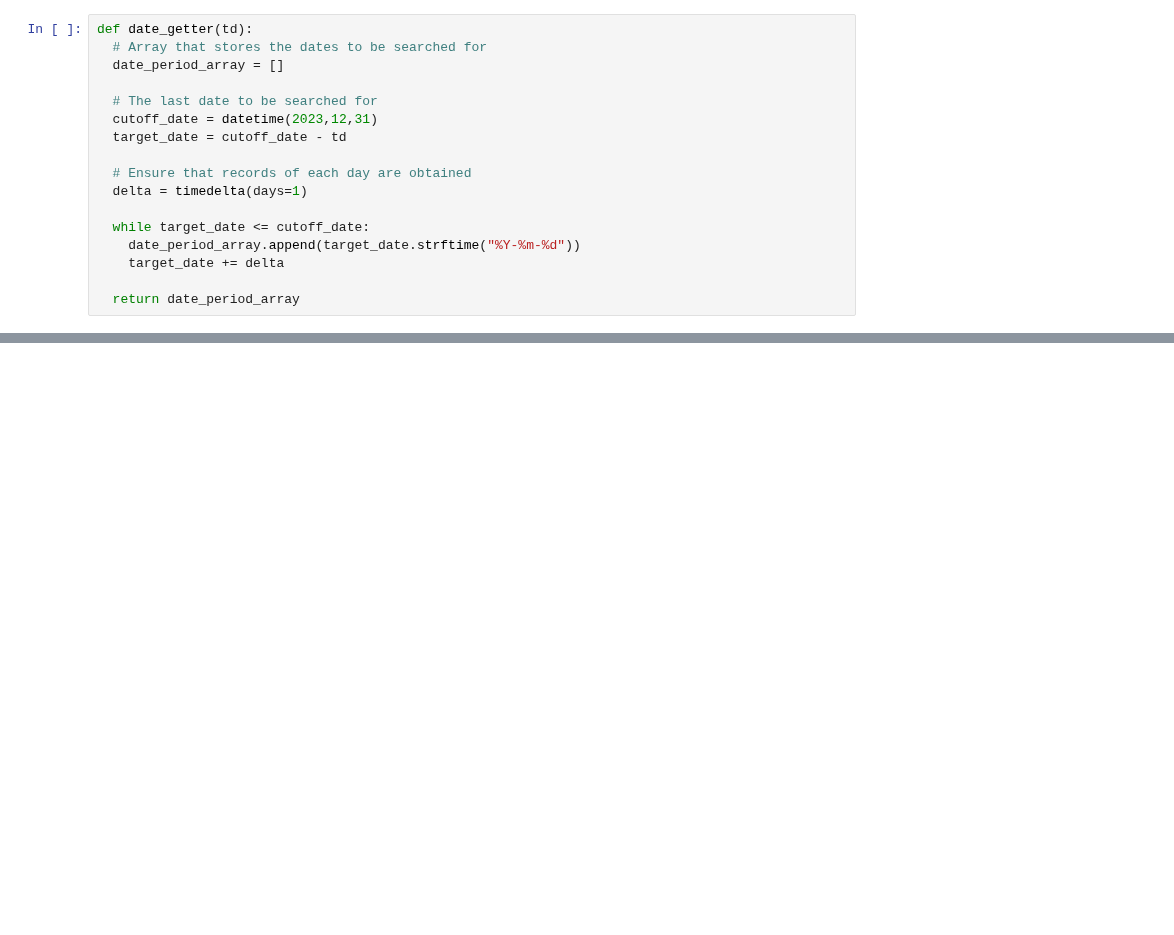
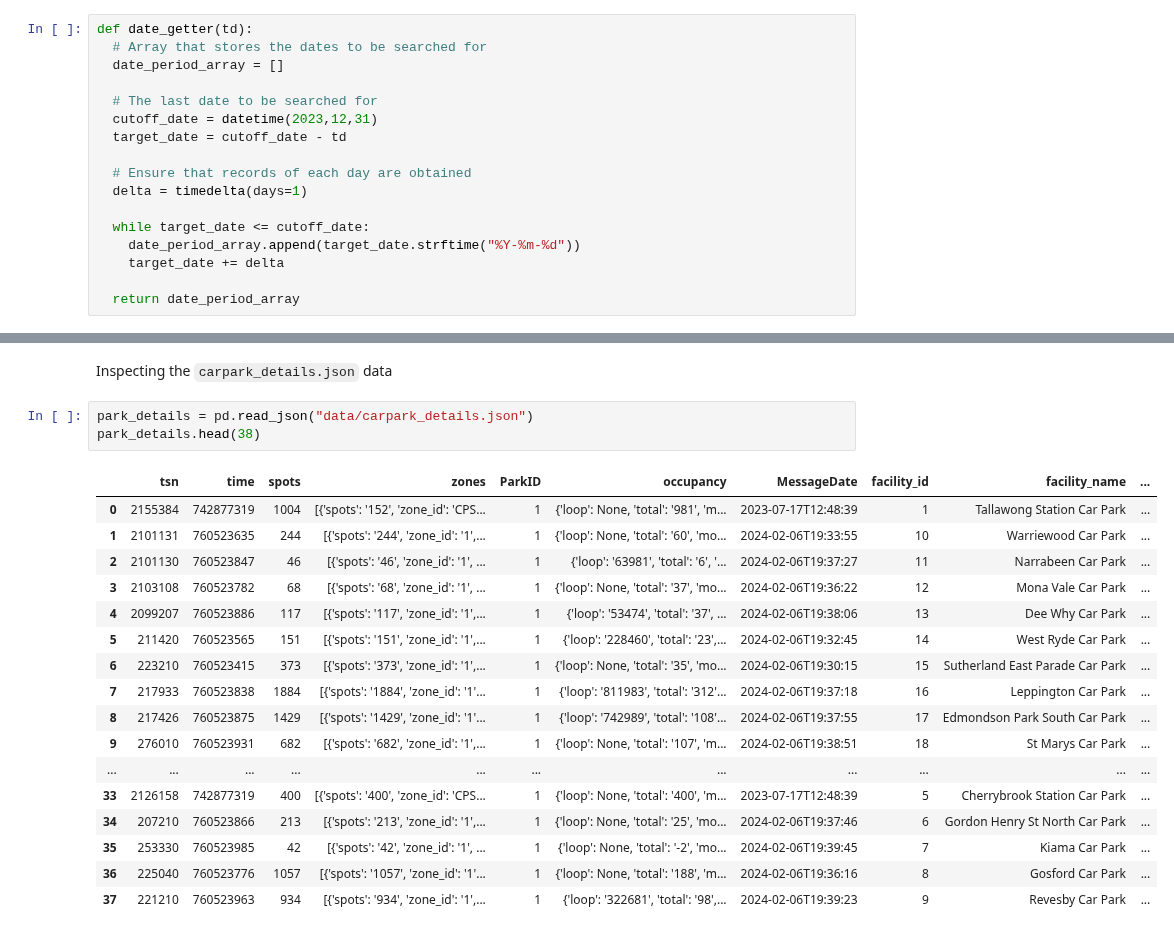
Before and after one commit to M13Mwongo/parking-spot-predictor, a Jupyter notebook: requests.ipynb, the cells around one changed output, grey strips where cells are left out. Cells and saved outputs as stored; diff of their text form; blank space fills up the shorter version.

```diff
--- a/requests.ipynb
+++ b/requests.ipynb
@@ -250,3 +217,26 @@ df_carparks
 | 35 | 7 | Kiama Car Park |
 | 36 | 8 | Gosford Car Park |
 | 37 | 9 | Revesby Car Park |
+# %% [markdown]
+Inspecting the `carpark_details.json` data
+# %%
+park_details = pd.read_json("data/carpark_details.json")
+park_details.head(38)
+# %% [output]
+|  | tsn | time | spots | zones | ParkID | occupancy | MessageDate | facility_id | facility_name | ... |
+| 0 | 2155384 | 742877319 | 1004 | [{'spots': '152', 'zone_id': 'CPS... | 1 | {'loop': None, 'total': '981', 'm... | 2023-07-17T12:48:39 | 1 | Tallawong Station Car Park | ... |
+| 1 | 2101131 | 760523635 | 244 | [{'spots': '244', 'zone_id': '1',... | 1 | {'loop': None, 'total': '60', 'mo... | 2024-02-06T19:33:55 | 10 | Warriewood Car Park | ... |
+| 2 | 2101130 | 760523847 | 46 | [{'spots': '46', 'zone_id': '1', ... | 1 | {'loop': '63981', 'total': '6', '... | 2024-02-06T19:37:27 | 11 | Narrabeen Car Park | ... |
+| 3 | 2103108 | 760523782 | 68 | [{'spots': '68', 'zone_id': '1', ... | 1 | {'loop': None, 'total': '37', 'mo... | 2024-02-06T19:36:22 | 12 | Mona Vale Car Park | ... |
+| 4 | 2099207 | 760523886 | 117 | [{'spots': '117', 'zone_id': '1',... | 1 | {'loop': '53474', 'total': '37', ... | 2024-02-06T19:38:06 | 13 | Dee Why Car Park | ... |
+| 5 | 211420 | 760523565 | 151 | [{'spots': '151', 'zone_id': '1',... | 1 | {'loop': '228460', 'total': '23',... | 2024-02-06T19:32:45 | 14 | West Ryde Car Park | ... |
+| 6 | 223210 | 760523415 | 373 | [{'spots': '373', 'zone_id': '1',... | 1 | {'loop': None, 'total': '35', 'mo... | 2024-02-06T19:30:15 | 15 | Sutherland East Parade Car Park | ... |
+| 7 | 217933 | 760523838 | 1884 | [{'spots': '1884', 'zone_id': '1'... | 1 | {'loop': '811983', 'total': '312'... | 2024-02-06T19:37:18 | 16 | Leppington Car Park | ... |
+| 8 | 217426 | 760523875 | 1429 | [{'spots': '1429', 'zone_id': '1'... | 1 | {'loop': '742989', 'total': '108'... | 2024-02-06T19:37:55 | 17 | Edmondson Park South Car Park | ... |
+| 9 | 276010 | 760523931 | 682 | [{'spots': '682', 'zone_id': '1',... | 1 | {'loop': None, 'total': '107', 'm... | 2024-02-06T19:38:51 | 18 | St Marys Car Park | ... |
+| ... | ... | ... | ... | ... | ... | ... | ... | ... | ... | ... |
+| 33 | 2126158 | 742877319 | 400 | [{'spots': '400', 'zone_id': 'CPS... | 1 | {'loop': None, 'total': '400', 'm... | 2023-07-17T12:48:39 | 5 | Cherrybrook Station Car Park | ... |
+| 34 | 207210 | 760523866 | 213 | [{'spots': '213', 'zone_id': '1',... | 1 | {'loop': None, 'total': '25', 'mo... | 2024-02-06T19:37:46 | 6 | Gordon Henry St North Car Park | ... |
+| 35 | 253330 | 760523985 | 42 | [{'spots': '42', 'zone_id': '1', ... | 1 | {'loop': None, 'total': '-2', 'mo... | 2024-02-06T19:39:45 | 7 | Kiama Car Park | ... |
+| 36 | 225040 | 760523776 | 1057 | [{'spots': '1057', 'zone_id': '1'... | 1 | {'loop': None, 'total': '188', 'm... | 2024-02-06T19:36:16 | 8 | Gosford Car Park | ... |
+| 37 | 221210 | 760523963 | 934 | [{'spots': '934', 'zone_id': '1',... | 1 | {'loop': '322681', 'total': '98',... | 2024-02-06T19:39:23 | 9 | Revesby Car Park | ... |
```
Also changed, not shown: parts of 36 cells of this notebook, 37 other files.
